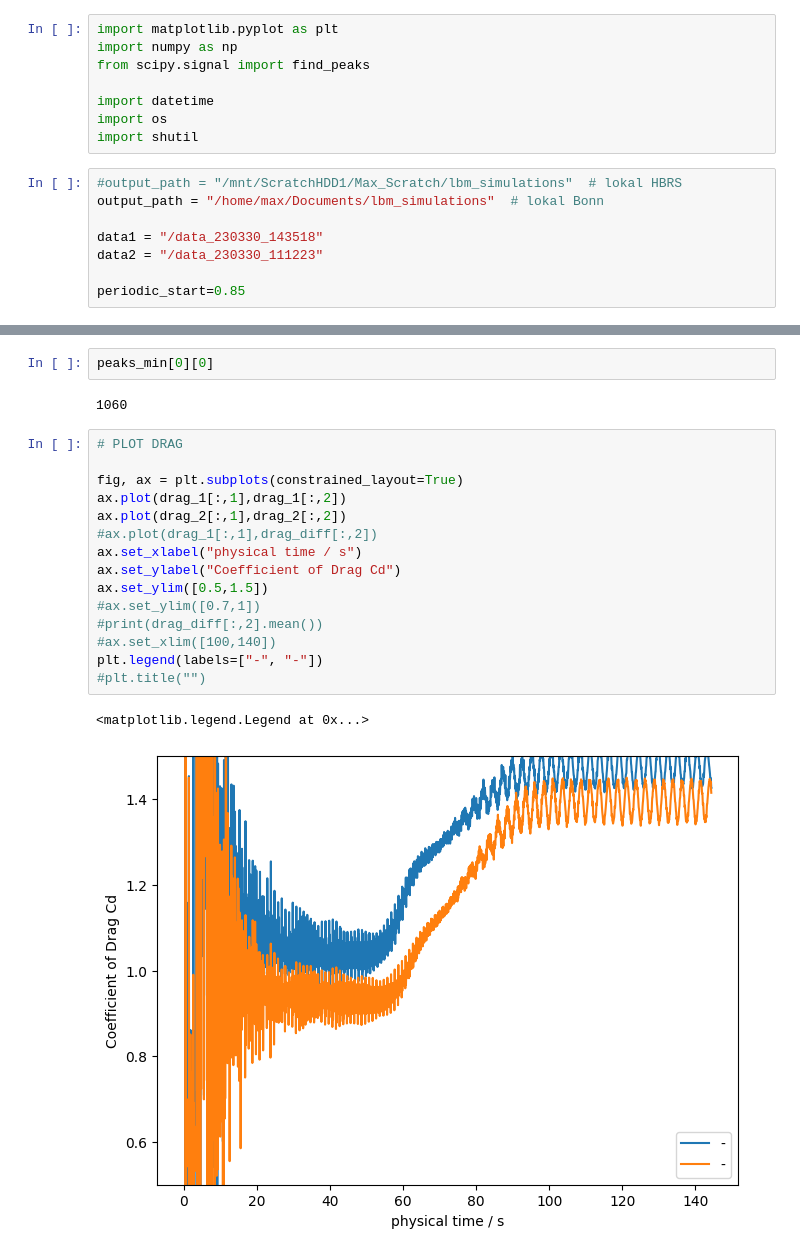
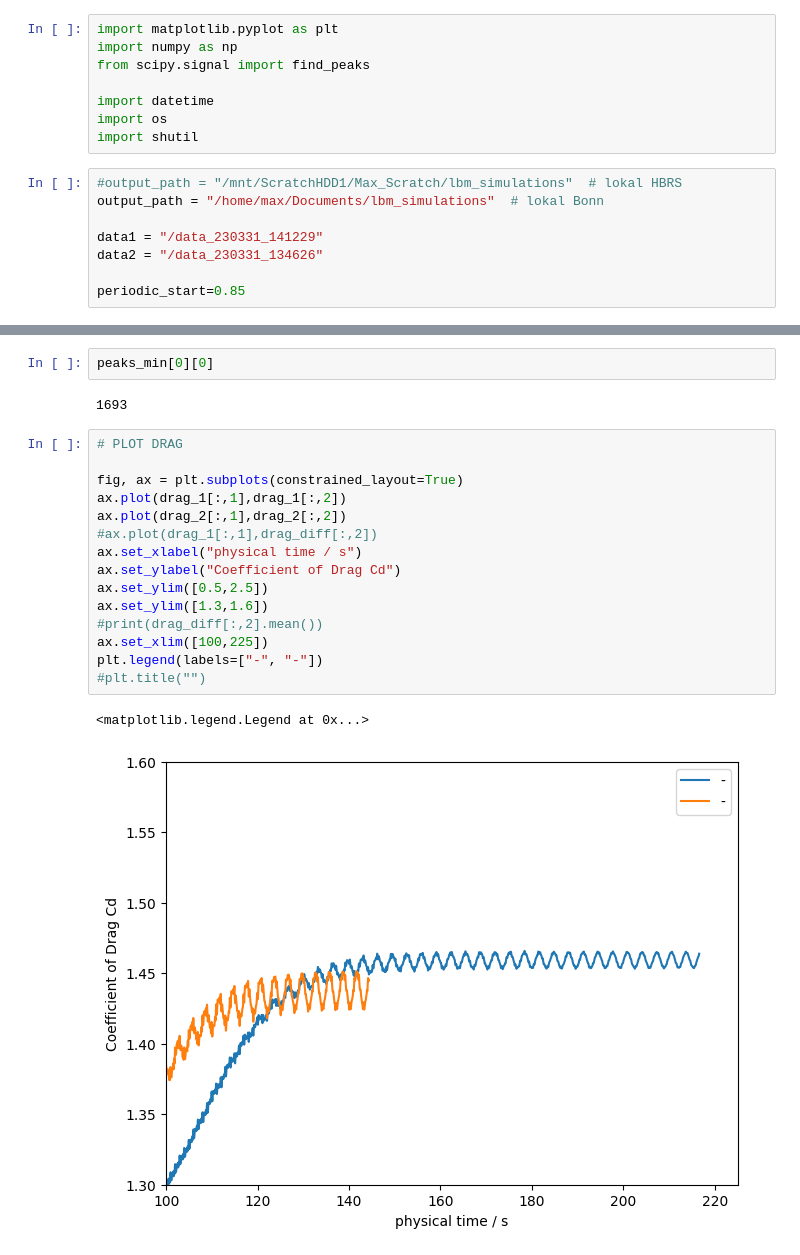
Before and after one commit to MaxBille/lettuce, a Jupyter notebook: myTest/analysis.ipynb, the cells around one changed output, grey strips where cells are left out. Drawn from its saved outputs; the diff is of its cells as text.

```diff
--- a/myTest/analysis.ipynb
+++ b/myTest/analysis.ipynb
@@ -10,8 +10,8 @@ import shutil
 #output_path = "/mnt/ScratchHDD1/Max_Scratch/lbm_simulations"  # lokal HBRS
 output_path = "/home/max/Documents/lbm_simulations"  # lokal Bonn
 
-data1 = "/data_230330_143518"
-data2 = "/data_230330_111223"
+data1 = "/data_230331_141229"
+data2 = "/data_230331_134626"
 
 periodic_start=0.85
 # %%
@@ -68,25 +68,25 @@ print(drag_mean)
 # %%
 peaks_min[0][0]
 # %% [output]
-1060
+1693
 # %%
 # PLOT DRAG
 
 fig, ax = plt.subplots(constrained_layout=True)
 ax.plot(drag_1[:,1],drag_1[:,2])
 ax.plot(drag_2[:,1],drag_2[:,2])
 #ax.plot(drag_1[:,1],drag_diff[:,2])
 ax.set_xlabel("physical time / s")
 ax.set_ylabel("Coefficient of Drag Cd")
-ax.set_ylim([0.5,1.5])
-#ax.set_ylim([0.7,1])
+ax.set_ylim([0.5,2.5])
+ax.set_ylim([1.3,1.6])
 #print(drag_diff[:,2].mean())
-#ax.set_xlim([100,140])
+ax.set_xlim([100,225])
 plt.legend(labels=["-", "-"])
 #plt.title("")
 # %% [output]
 <matplotlib.legend.Legend at 0x...>
-[figure, old version]
+[figure, new version]
 # %%
 lift_1 = np.loadtxt(str(output_path+data1+"/lift_coefficient.txt"))
 lift_2 = np.loadtxt(str(output_path+data2+"/lift_coefficient.txt"))
```
Also changed, not shown: parts of 4 cells of this notebook.
